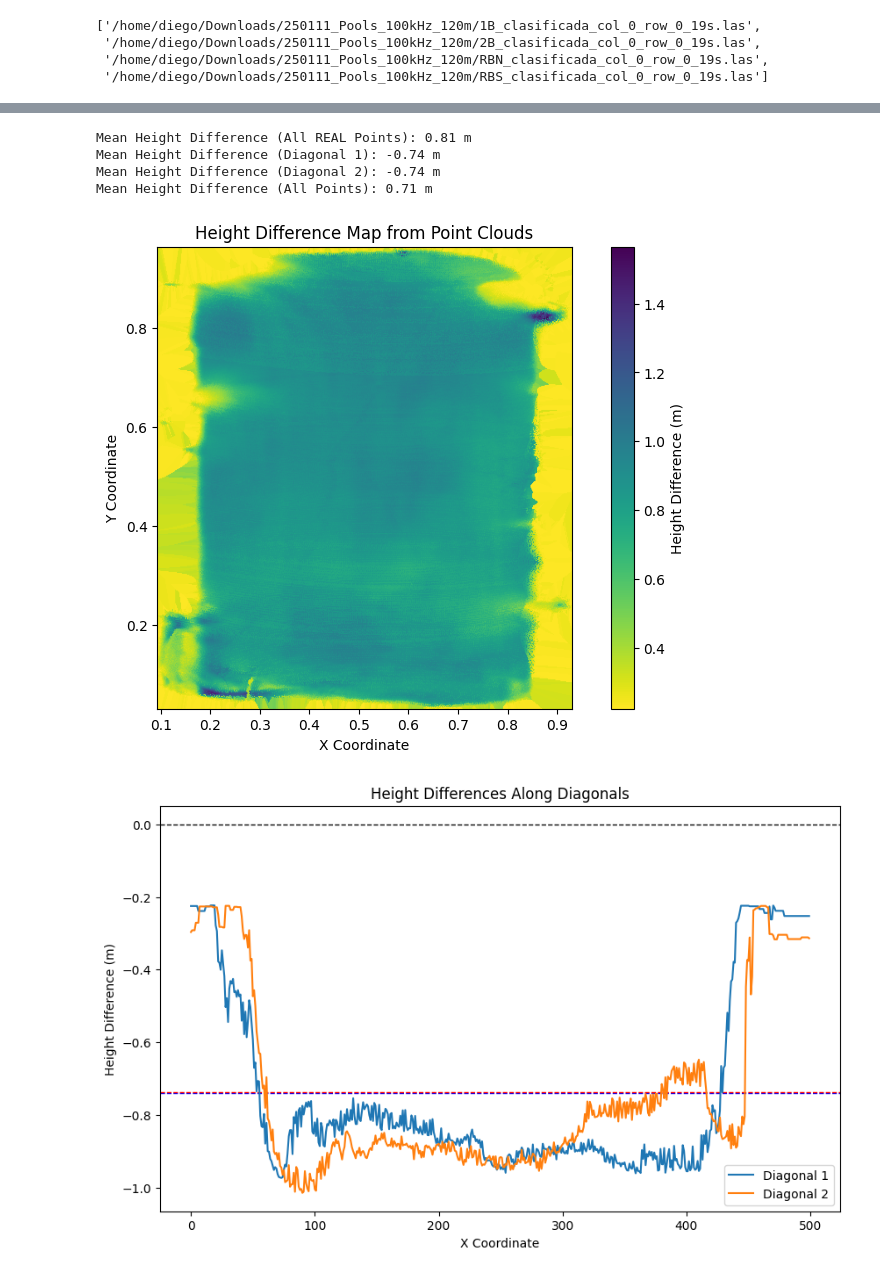
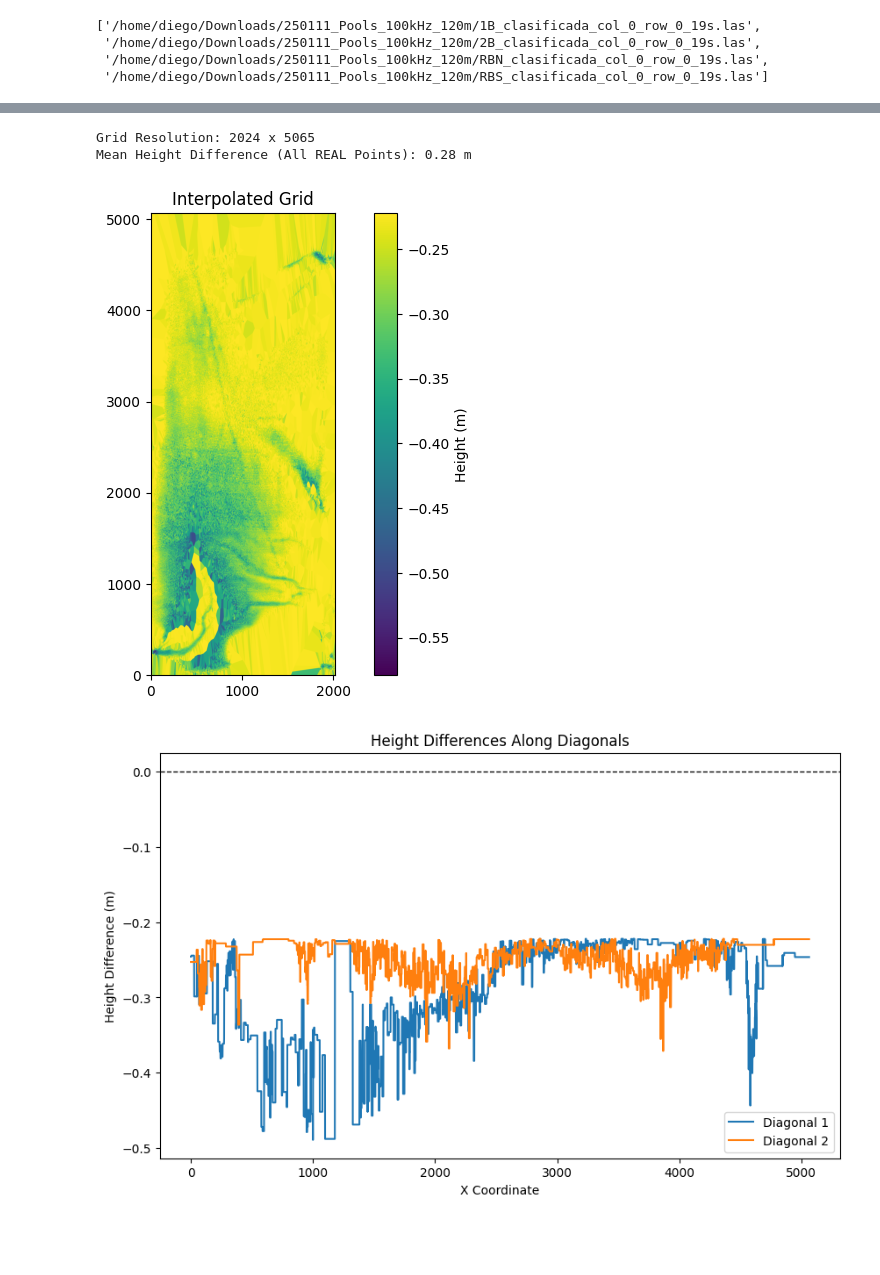
Before and after one commit to Kauel-Chile/sqm_batimetria, a Jupyter notebook: discrete_interface.ipynb, the cells around one changed output, grey strips where cells are left out. Saved outputs shown, nothing was run; the diff lists cells and outputs as text; code cells hidden in the pictures; blank space fills up the shorter version.

```diff
--- a/discrete_interface.ipynb
+++ b/discrete_interface.ipynb
@@ -76,14 +75,15 @@ las_data_points = np.hstack((las_points_norm, las_rgba_colors, las_clasification
 other_points = las_data_points[las_data_points[:,-1] != 65]
 water_points = las_data_points[las_data_points[:,-1] == 65]
 
-media_of_water_points = np.mean(water_points[:,2], axis=0)
+mean_of_water_points = np.mean(water_points[:,2], axis=0)
+percentile_99 = np.percentile(water_points[:,2], 99)
 
-delta = 0.01
+delta = 0.05
 X = other_points[:, 0]
 Y = other_points[:, 1]
 Z = other_points[:, 2]
 
-distances = Z - media_of_water_points
+distances = Z - mean_of_water_points
 
 # # Crear un plotter de PyVista
 plotter = pv.Plotter()
@@ -94,7 +94,7 @@ above_plane = distances >= delta
 print(below_plane.shape, above_plane.shape)
 
 water_points_pv = pv.PolyData(water_points[:,:3])
-plotter.add_points(water_points_pv, color='yellow', point_size=5)
+# plotter.add_points(water_points_pv, color='yellow', point_size=5)
 
 # Añadir los puntos por debajo del plano en verde
 points_below = np.column_stack((X[below_plane], Y[below_plane], Z[below_plane]))
@@ -102,9 +102,13 @@ points_below_pv = pv.PolyData(points_below)
 plotter.add_points(points_below_pv, color='green', point_size=5)
 
 # Añadir los puntos por encima del plano en rojo
-points_above = np.column_stack((X[above_plane], Y[above_plane], Z[above_plane]))
-points_above_pv = pv.PolyData(points_above)
-plotter.add_points(points_above_pv, color='red', point_size=5)
+# points_above = np.column_stack((X[above_plane], Y[above_plane], Z[above_plane]))
+# points_above_pv = pv.PolyData(points_above)
+# plotter.add_points(points_above_pv, color='red', point_size=5)
+
+# Añadir el plano
+plane = pv.Plane(center=[0.5, 0.5, mean_of_water_points], direction=[0, 0, 1], i_size=1, j_size=1)
+plotter.add_mesh(plane, color='blue')
 
 # Mostrar el plotter
 plotter.show()
@@ -210,67 +214,58 @@ x0, y0, z0 = h0.points[:, 0], h0.points[:, 1], h0.points[:, 2]
 x1, y1, z1 = h1.points[:, 0], h1.points[:, 1], h1.points[:, 2]
 
 # Step 5: Interpolate onto a regular grid for DEM visualization
-grid_res = 500 # Adjust resolution
-x_min, x_max = x1.min(), x1.max()
-y_min, y_max = y1.min(), y1.max()
+grid_res_x = 2024 # Adjust resolution
+x1_min, x1_max = x1.min(), x1.max()
+y1_min, y1_max = y1.min(), y1.max()
+grid_res_y = int(grid_res_x * (y_max - y_min) / (x_max - x_min))
+print(f"Grid Resolution: {grid_res_x} x {grid_res_y}")
 
 grid_x, grid_y = np.meshgrid(
-    np.linspace(x_min, x_max, grid_res),
-    np.linspace(y_min, y_max, grid_res)
+    np.linspace(x1_min, x1_max, grid_res_x),
+    np.linspace(y1_min, y1_max, grid_res_y)
 )
 
-grid_z = griddata((x1, y1), z, (grid_x, grid_y), method="nearest")
+grid_z = griddata((x1, y1), z, (grid_x, grid_y), method="nearest")*-1
 
 # Step 7: Calculate height differences along diagonals
 diagonal_gap = 5  # Gap between points along the diagonals
 
 # Diagonal 1: Top-left to bottom-right
 top_left = (0,0)
-bottom_right = (grid_res-1, grid_res-1)
+bottom_right = (grid_res_x-1, grid_res_y-1)
 diagonal1 = bresenham_line(top_left, bottom_right)
-diagonal1_z = [grid_z[y, x]*-1 for x, y in diagonal1]
+diagonal1_z = [grid_z[y, x] for x, y in diagonal1]
 mean_diagonal1 = np.mean(diagonal1_z)
 
 # Diagonal 2: Top-right to bottom-left
-top_right = (grid_res-1, 0)
-bottom_left = (0, grid_res-1)
+top_right = (grid_res_x-1, 0)
+bottom_left = (0, grid_res_y-1)
 diagonal2 = bresenham_line(bottom_left, top_right)
-diagonal2_z = [grid_z[y, x] *-1 for x, y in diagonal2]
+diagonal2_z = [grid_z[y, x] for x, y in diagonal2]
 mean_diagonal2 = np.mean(diagonal2_z)
 
 print(f"Mean Height Difference (All REAL Points): {np.mean(z):.2f} m")
-print(f"Mean Height Difference (Diagonal 1): {mean_diagonal1:.2f} m")
-print(f"Mean Height Difference (Diagonal 2): {mean_diagonal2:.2f} m")
-print(f"Mean Height Difference (All Points): {np.mean(grid_z):.2f} m")
 
-# Step 6: Plot the height difference map
+# plot the grid
 plt.figure(figsize=(10, 6))
-plt.imshow(grid_z, extent=(x_min, x_max, y_min, y_max), origin="lower", cmap="viridis_r")
-plt.colorbar(label="Height Difference (m)")
-plt.title("Height Difference Map from Point Clouds")
-plt.xlabel("X Coordinate")
-plt.ylabel("Y Coordinate")
+plt.imshow(grid_z, origin='lower', cmap='viridis')
+plt.colorbar(label='Height (m)')
+plt.title('Interpolated Grid')
 plt.show()
 
 # Plot diagonal height differences
 plt.figure(figsize=(10, 6))
 # horizontal line in 0
 plt.axhline(0, color='black', linestyle='--', linewidth=1)
-# horizontal line in mean diagonal 1
-plt.axhline(mean_diagonal1, color='blue', linestyle='--', linewidth=1)
-# horizontal line in mean diagonal 2
-plt.axhline(mean_diagonal2, color='red', linestyle='--', linewidth=1)
 plt.plot(diagonal1_z, label='Diagonal 1')
 plt.plot(diagonal2_z, label='Diagonal 2')
 plt.xlabel('X Coordinate')
 plt.ylabel('Height Difference (m)')
 plt.title('Height Differences Along Diagonals')
 plt.legend()
 plt.show()
 # %% [output]
-Mean Height Difference (All REAL Points): 0.81 m
-Mean Height Difference (Diagonal 1): -0.74 m
-Mean Height Difference (Diagonal 2): -0.74 m
-Mean Height Difference (All Points): 0.71 m
+Grid Resolution: 2024 x 5065
+Mean Height Difference (All REAL Points): 0.28 m
-[figure, old version]
+[figure, new version]
-[figure, old version]
+[figure, new version]
```
Also changed, not shown: parts of 9 cells of this notebook.
